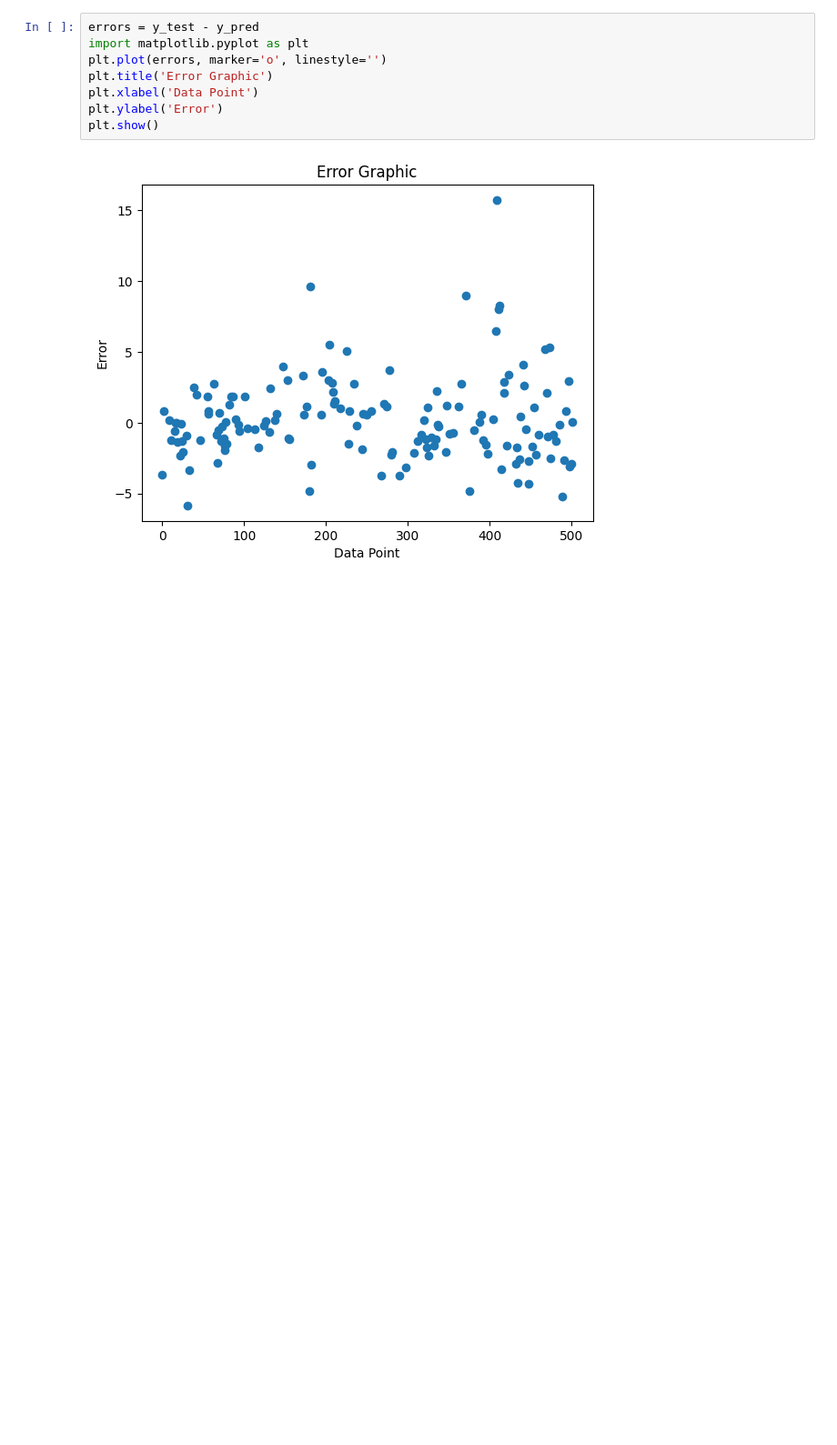
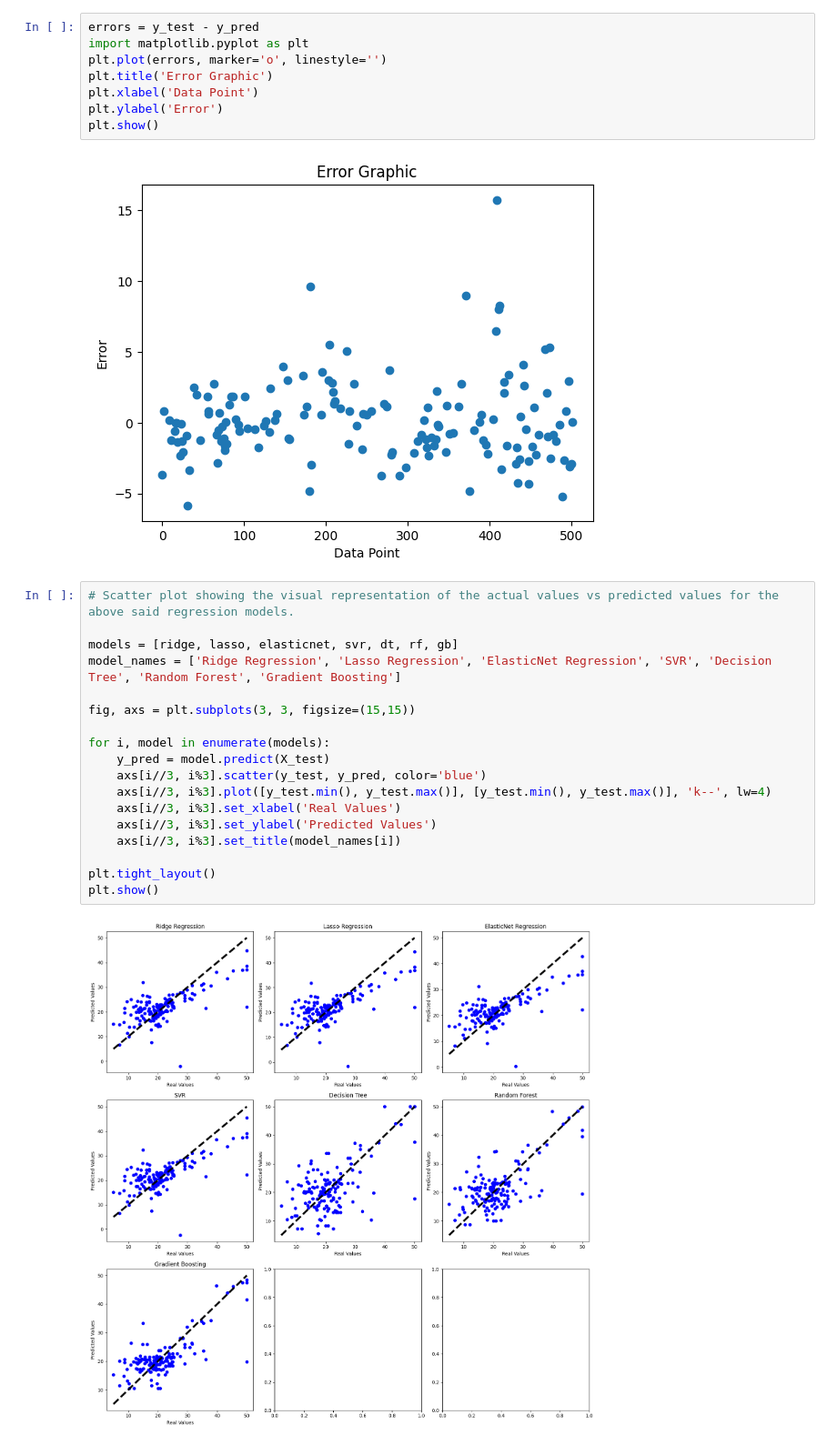
Before and after one commit to savaris/Python_Applications, a Jupyter notebook: Regression_Analysis.ipynb, the cells around one changed output. Shown at 91% size. Saved outputs shown, nothing was run; the diff lists cells and outputs as text; blank space fills up the shorter version.

```diff
--- a/Regression_Analysis.ipynb
+++ b/Regression_Analysis.ipynb
@@ -490,3 +503,23 @@ plt.ylabel('Error')
 plt.show()
 # %% [output]
 [figure]
+# %%
+# Scatter plot showing the visual representation of the actual values vs predicted values for the above said regression models.
+
+models = [ridge, lasso, elasticnet, svr, dt, rf, gb]
+model_names = ['Ridge Regression', 'Lasso Regression', 'ElasticNet Regression', 'SVR', 'Decision Tree', 'Random Forest', 'Gradient Boosting']
+
+fig, axs = plt.subplots(3, 3, figsize=(15,15))
+
+for i, model in enumerate(models):
+    y_pred = model.predict(X_test)
+    axs[i//3, i%3].scatter(y_test, y_pred, color='blue')
+    axs[i//3, i%3].plot([y_test.min(), y_test.max()], [y_test.min(), y_test.max()], 'k--', lw=4)
+    axs[i//3, i%3].set_xlabel('Real Values')
+    axs[i//3, i%3].set_ylabel('Predicted Values')
+    axs[i//3, i%3].set_title(model_names[i])
+
+plt.tight_layout()
+plt.show()
+# %% [output]
+[figure, added]
```
Also changed, not shown: parts of 3 cells of this notebook.
